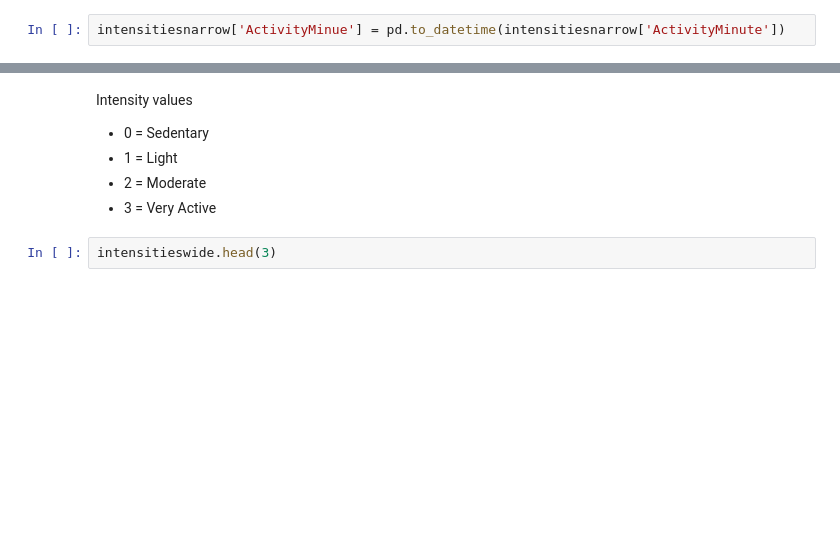
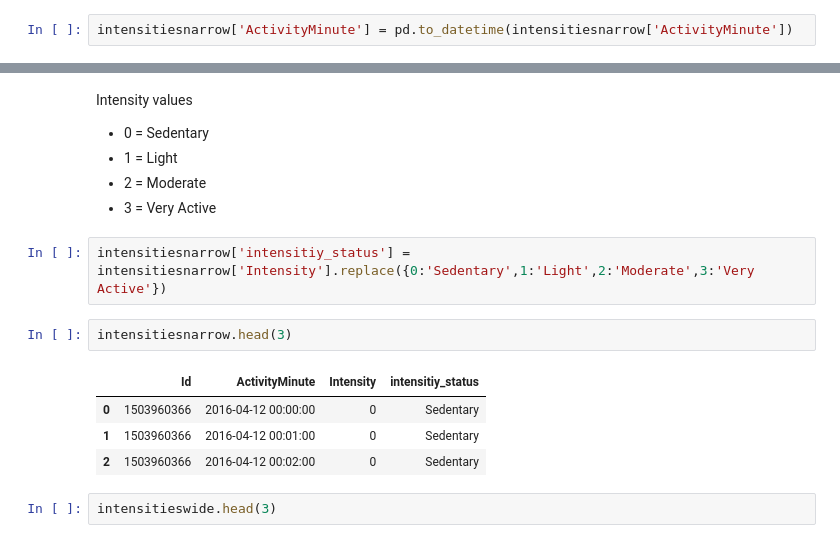
Before and after one commit to Hailey-Son/projects, a Jupyter notebook: bellabeat-case-study/Bellabeat_case_study_analysis.ipynb, the cells around one changed output, grey strips where cells are left out. Drawn from its saved outputs; the diff is of its cells as text; blank space fills up the shorter version.

```diff
--- a/bellabeat-case-study/Bellabeat_case_study_analysis.ipynb
+++ b/bellabeat-case-study/Bellabeat_case_study_analysis.ipynb
@@ -422,7 +422,7 @@ Data columns (total 3 columns):
 dtypes: int64(2), object(1)
 memory usage: 30.3+ MB
 # %%
-intensitiesnarrow['ActivityMinue'] = pd.to_datetime(intensitiesnarrow['ActivityMinute'])
+intensitiesnarrow['ActivityMinute'] = pd.to_datetime(intensitiesnarrow['ActivityMinute'])
 # %%
 intensitiesnarrow['Intensity'].unique()
 # %% [output]
@@ -433,6 +433,15 @@ Intensity values
 - 1 = Light
 - 2 =  Moderate
 - 3 = Very Active
+# %%
+intensitiesnarrow['intensitiy_status'] = intensitiesnarrow['Intensity'].replace({0:'Sedentary',1:'Light',2:'Moderate',3:'Very Active'})
+# %%
+intensitiesnarrow.head(3)
+# %% [output]
+|  | Id | ActivityMinute | Intensity | intensitiy_status |
+| 0 | 1503960366 | 2016-04-12 00:00:00 | 0 | Sedentary |
+| 1 | 1503960366 | 2016-04-12 00:01:00 | 0 | Sedentary |
+| 2 | 1503960366 | 2016-04-12 00:02:00 | 0 | Sedentary |
 # %%
 intensitieswide.head(3)
 # %% [output]
```
Also changed, not shown: parts of 1 cell of this notebook.
